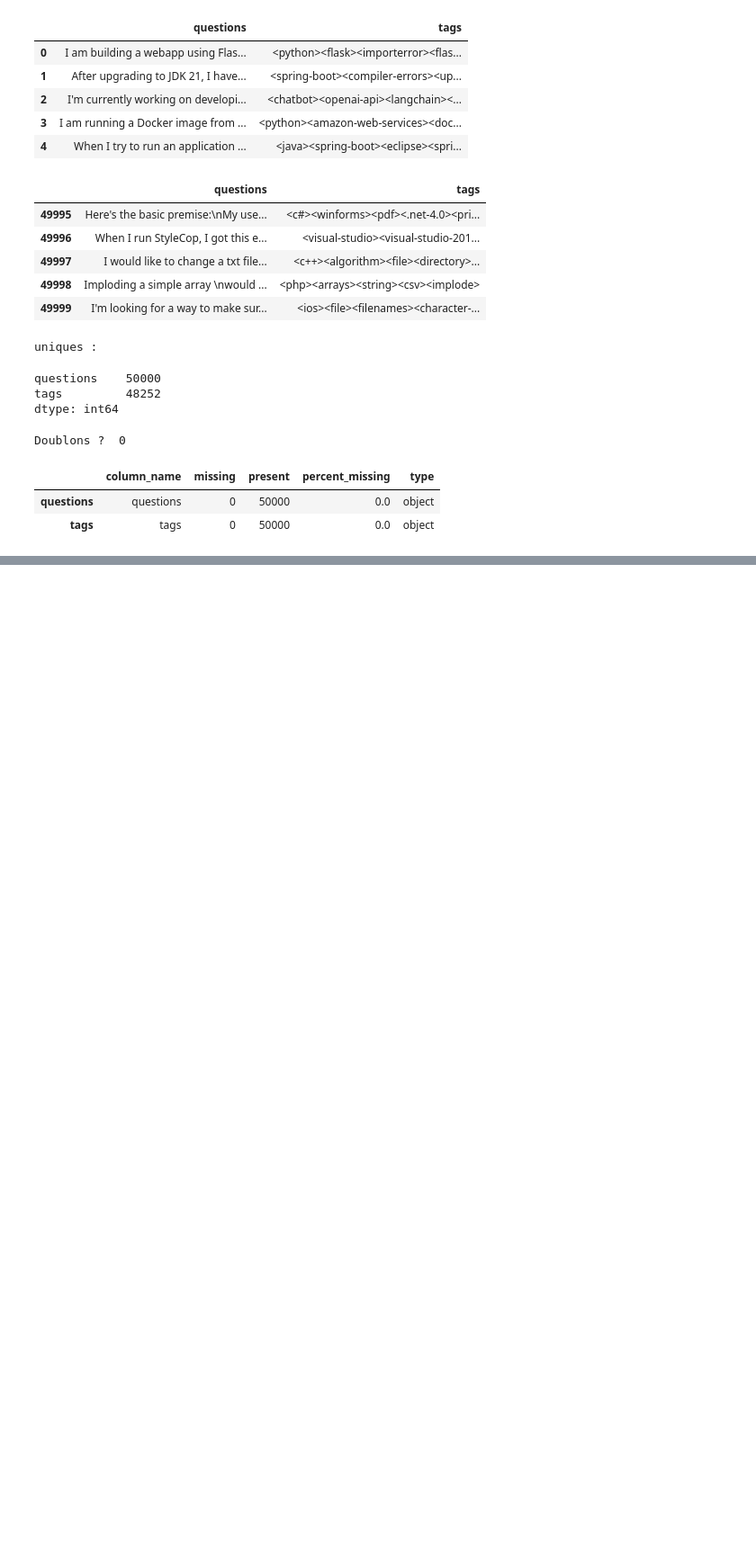
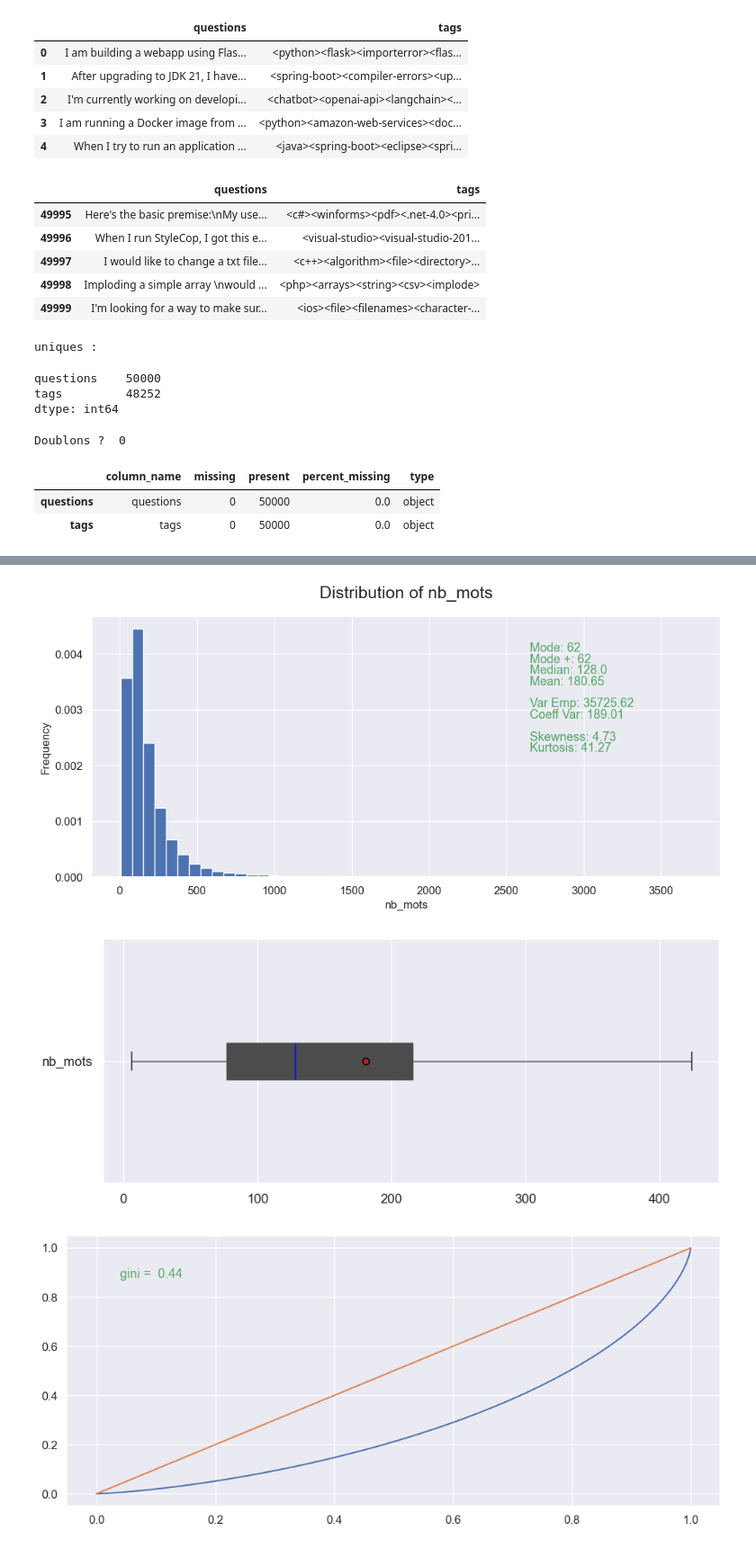
Before and after one commit to Kiwinokoto/ML_student, a Jupyter notebook: notebooks/Oudelet_Kevin_1_notebook_exploration_121123.ipynb, the cells around one changed output, grey strips where cells are left out. Shown: that part at 90% size. Cells and saved outputs as stored; diff of their text form; code cells hidden in the pictures; blank space fills up the shorter version.

```diff
--- a/notebooks/Oudelet_Kevin_1_notebook_exploration_121123.ipynb
+++ b/notebooks/Oudelet_Kevin_1_notebook_exploration_121123.ipynb
@@ -649,0 +705,6 @@ raw_questions_tags[['nb_mots', 'nb_mots_uniques']].describe()
+# %%
+graphs_analyse_uni(raw_questions_tags, 'nb_mots', bins=50, r=2, density=True)
+# %% [output]
+[figure, added]
+[figure, added]
+[figure, added]
```
Also changed, not shown: parts of 33 cells of this notebook.
